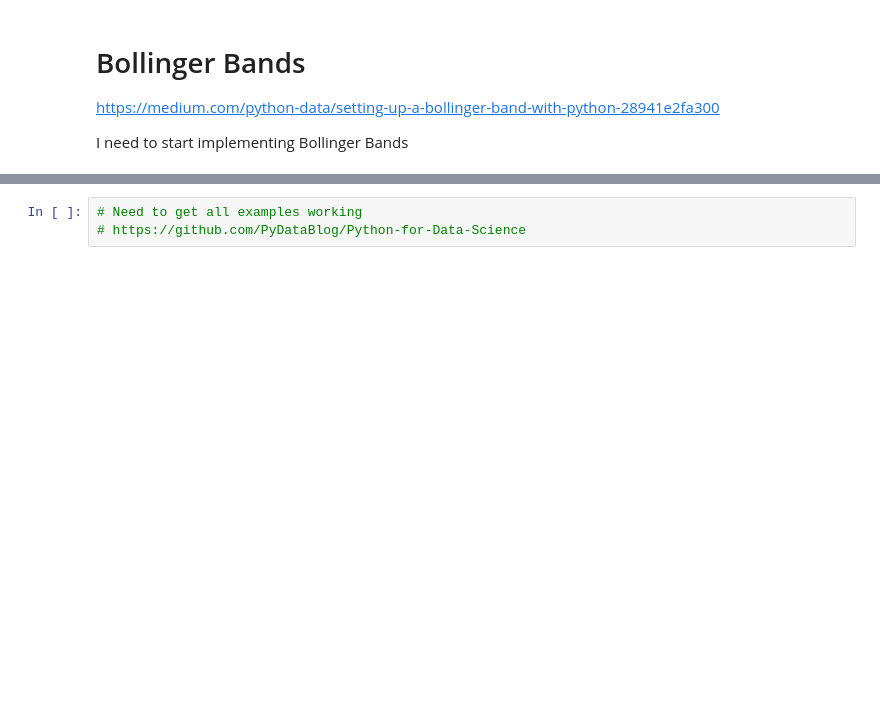
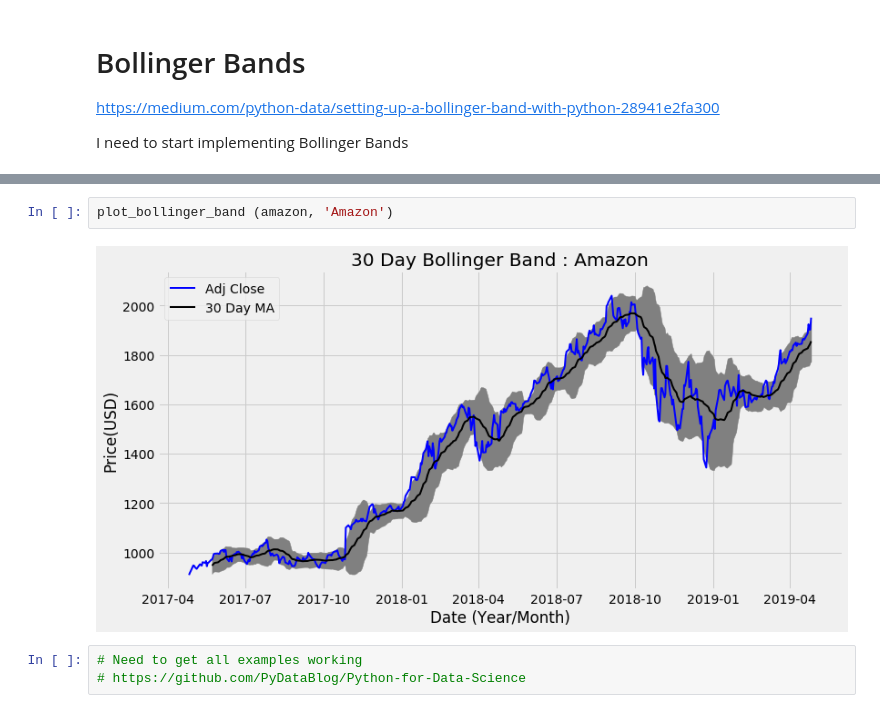
Before and after one commit to sbanerjee2020/cryptobot, a Jupyter notebook: SMA_EMA_MACD_RSI_BB.ipynb, the cells around one changed output, grey strips where cells are left out. Saved outputs shown, nothing was run; the diff lists cells and outputs as text; blank space fills up the shorter version.

```diff
--- a/SMA_EMA_MACD_RSI_BB.ipynb
+++ b/SMA_EMA_MACD_RSI_BB.ipynb
@@ -259,3 +267,7 @@ plt.show();
+# %%
+plot_bollinger_band (amazon, 'Amazon')
+# %% [output]
+[figure, added]
 # %%
 # Need to get all examples working
 # https://github.com/PyDataBlog/Python-for-Data-Science
```
Also changed, not shown: parts of 4 cells of this notebook.
